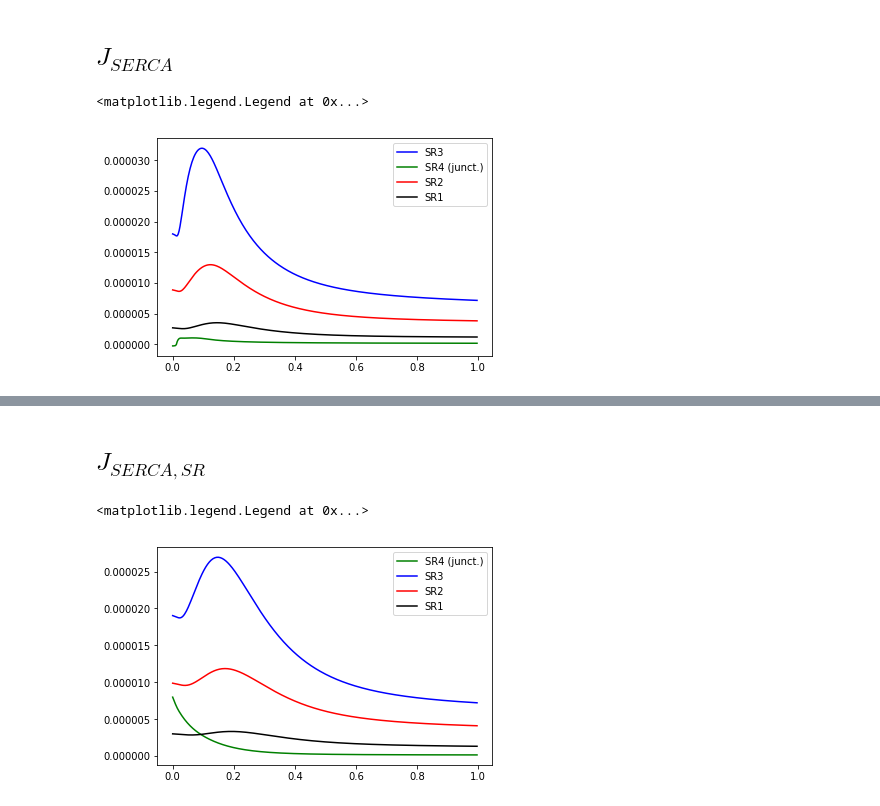
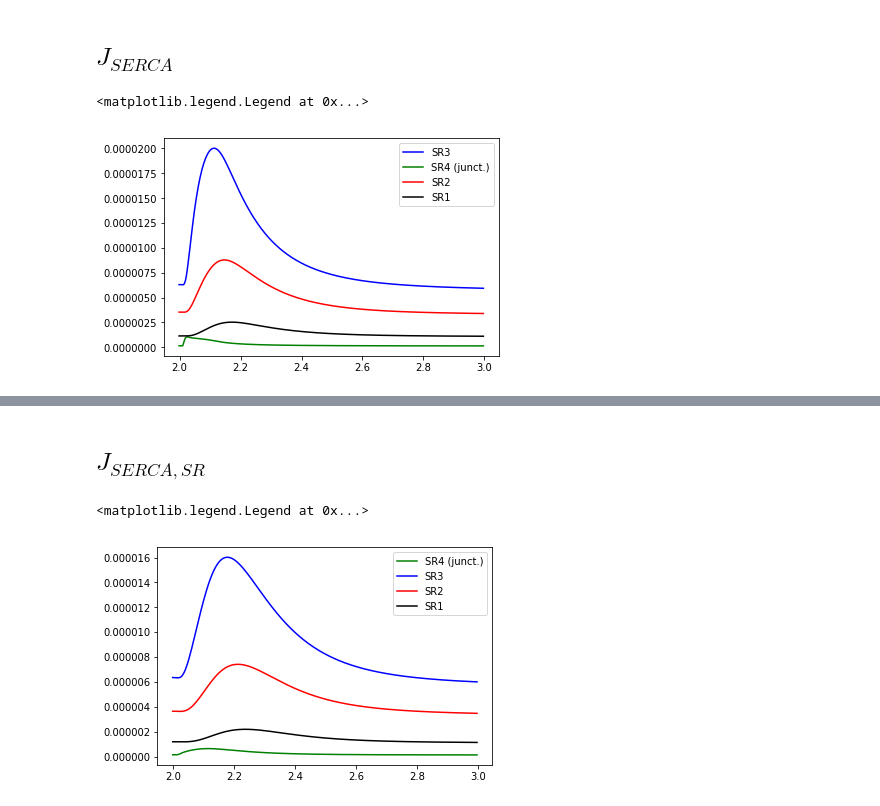
Before and after one commit to nonoko-1015/CardiacMyocytes-Koivumaki_2011, a Jupyter notebook: Koivumaki-2011_cAF.ipynb, the cells around one changed output, grey strips where cells are left out. Drawn from its saved outputs; the diff is of its cells as text; code cells hidden in the pictures.

```diff
--- a/Koivumaki-2011_cAF.ipynb
+++ b/Koivumaki-2011_cAF.ipynb
@@ -273,7 +273,7 @@ plt.figure()
 for FullPN, d in Data_dict.items():
     if FullPN in FullPNs_for_plot:
         name = FullPN.split(':')[ 1 ].split('/')[-1]
-        plt.plot( d[ :300, 0 ], d[ :300, 1 ] * 10e6, label = name, color = plot_colors[ name ] )
+        plt.plot( d[ 666:966, 0 ], d[ 666:966, 1 ] * 10e6, label = name, color = plot_colors[ name ] )
 
 plt.legend( loc = 'upper right' )
 # %% [output]
@@ -314,7 +314,7 @@ for FullPN in FullPNs_for_plot:
 #for FullPN, d in Data_dict.items():
     d = Data_dict[ FullPN ]
     name = FullPN.split(':')[ 1 ].split('/')[-1]
-    plt.plot( d[ :100, 0 ], d[ :100, 1 ] * 1000.,
+    plt.plot( d[ 666:766, 0 ], d[ 666:766, 1 ] * 1000.,
         label = name_table[ name ], color = plot_colors[ name ] )
 
 plt.legend( loc = 'upper right' )
@@ -348,7 +348,7 @@ plt.figure()
 for FullPN, d in Data_dict.items():
     if FullPN in FullPNs_for_plot:
         name = FullPN.split(':')[ 1 ].split('/')[-1]
-        plt.plot( d[ :333, 0 ], d[ :333, 1 ] * 1000., label = name, color = plot_colors[ name ] )
+        plt.plot( d[ 666:, 0 ], d[ 666:, 1 ] * 1000., label = name, color = plot_colors[ name ] )
 
 plt.legend( loc = 'upper right' )
 # %% [output]
@@ -365,35 +365,35 @@ https://doi.org/10.1371/journal.pcbi.1001067.g004
 # %%
 FullPNs_for_plot = [
     'Variable:/Cell/Cytosol/ss:J_bulkSERCA:Value',
     'Variable:/Cell/Cytosol/bulk_3:J_bulkSERCA:Value',
     'Variable:/Cell/Cytosol/bulk_2:J_bulkSERCA:Value',
     'Variable:/Cell/Cytosol/bulk_1:J_bulkSERCA:Value',
 ]
 
 plot_colors = dict(
     ss     = 'green',
     bulk_1 = 'black',
     bulk_2 = 'red',
     bulk_3 = 'blue',
 )
 
 name_table = dict(
     ss     = 'SR4 (junct.)',
     bulk_1 = 'SR1',
     bulk_2 = 'SR2',
     bulk_3 = 'SR3',
 )
 
 plt.figure()
 for FullPN, d in Data_dict.items():
     if FullPN in FullPNs_for_plot:
         name = FullPN.split(':')[ 1 ].split('/')[-1]
-        plt.plot( d[ :333, 0 ], d[ :333, 1 ], label = name_table[ name ], color = plot_colors[ name ] )
+        plt.plot( d[ 666:, 0 ], d[ 666:, 1 ], label = name_table[ name ], color = plot_colors[ name ] )
 
 plt.legend( loc = 'upper right' )
 # %% [output]
 <matplotlib.legend.Legend at 0x...>
-[figure, old version]
+[figure, new version]
 # %% [markdown]
 <img width="400" align="left" src="./ref/21298076-Fig4E.png">
 
@@ -428,12 +428,12 @@ plt.figure()
 for FullPN, d in Data_dict.items():
     if FullPN in FullPNs_for_plot:
         name = FullPN.split(':')[ 1 ].split('/')[-1]
-        plt.plot( d[ :333, 0 ], d[ :333, 1 ], label = name_table[ name ], color = plot_colors[ name ] )
+        plt.plot( d[ 666:, 0 ], d[ 666:, 1 ], label = name_table[ name ], color = plot_colors[ name ] )
 
 plt.legend( loc = 'upper right' )
 # %% [output]
 <matplotlib.legend.Legend at 0x...>
-[figure, old version]
+[figure, new version]
 # %% [markdown]
 <img width="400" align="left" src="./ref/21298076-Fig4F.png">
 
```
Also changed, not shown: parts of 9 cells of this notebook, 2 other files.
